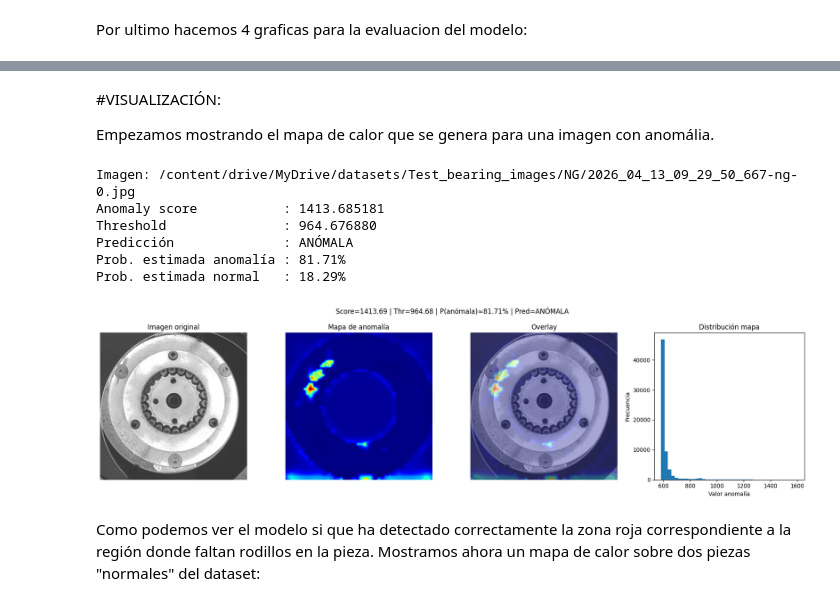
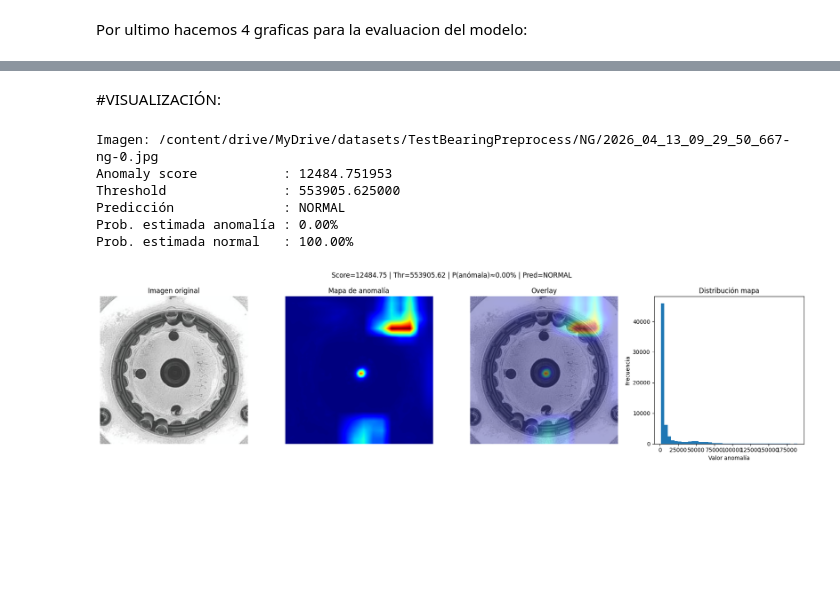
Before and after one commit to nereaalonsomolinero/Bearing_Anomaly_Detection, a Jupyter notebook: main.ipynb, the cells around one changed output, grey strips where cells are left out. Cells and saved outputs as stored; diff of their text form; code cells hidden in the pictures; blank space fills up the shorter version.

```diff
--- a/main.ipynb
+++ b/main.ipynb
@@ -428,7 +459,7 @@ NUM_WORKERS = 2
 # %% [markdown]
 Se empieza cargardo el dataset preprocesado donde  y definimos el entrenamiento del modelo con los parámetros anteriores, se define un Bucle principal de entrenamiento por épocas y finalmente se calcula la pérdida media por época.
 # %%
-dataset = BearingDataset(root_dir=ROOT_DIR, image_size=256)
+dataset = PreprocessedDataset(root_dir=ROOT_DIR)
 
 dataloader = DataLoader(
     dataset,
@@ -439,7 +470,7 @@ dataloader = DataLoader(
 )
 
 #MODELO Y OPTIMIZADOR
-device = torch.device("cuda" if torch.cuda.is_available() else "cpu") #seleccionamos el dispositivo de entrenamiento
+device = torch.device("cuda" if torch.cuda.is_available() else "cpu") #seleccionamos el dispositivo de entrenamientoprint("CUDA disponible:", torch.cuda.is_available())
 if torch.cuda.is_available():
     print("GPU:", torch.cuda.get_device_name(0))
 print("Dispositivo de entrenamiento:", device)
@@ -453,8 +484,8 @@ model = FastFlow(
 optimizer = torch.optim.Adam(
     filter(lambda p: p.requires_grad, model.parameters()),
     lr=LEARNING_RATE,
-    weight_decay=1e-6
-) #se elige Adam como optimizador
+    weight_decay=1e-5
+)
 
 
 #ENTRENAMIENTO
@@ -464,7 +495,7 @@ for epoch in range(EPOCHS):
     model.train()
     epoch_loss = 0.0
 
-    progress_bar = tqdm(dataloader, desc=f"Epoch {epoch+1}/{EPOCHS}")
+    progress_bar = tqdm(dataloader, desc=f"Epoch {epoch}/{EPOCHS}")
 
     for images, paths in progress_bar:
         images = images.to(device, non_blocking=True)
@@ -472,7 +503,7 @@ for epoch in range(EPOCHS):
         optimizer.zero_grad()
         loss = model(images)["loss"]
         loss.backward()
-        torch.nn.utils.clip_grad_norm_(model.parameters(), 1.0)
+        torch.nn.utils.clip_grad_norm_(model.parameters(), max_norm=1.0)
         optimizer.step()
 
         epoch_loss += loss.item()
@@ -660,8 +742,8 @@ with torch.no_grad():
         # mapa de anomalía [B, 1, H, W]
         anomaly_maps = val_model.anomaly_map(images, out_size=(256, 256))
 
-        # score
-        scores = anomaly_maps.flatten(1).topk(100, dim=1).values.mean(dim=1)
+        # score global por imagen = media del mapa
+        scores = anomaly_maps.mean(dim=(1, 2, 3))
 
         all_scores.extend(scores.cpu().numpy().tolist())
         all_labels.extend(labels.numpy().tolist())
@@ -808,28 +924,16 @@ plt.show()
-# %% [markdown]
-#VISUALIZACIÓN:
-
-Empezamos mostrando el mapa de calor que se genera para una imagen con anomália.
+# %% [markdown]
+#VISUALIZACIÓN:
 # %%
 #ruta de la imagen concreta
-IMAGE_PATH = "/content/drive/MyDrive/datasets/Test_bearing_images/NG/2026_04_13_09_29_50_667-ng-0.jpg"
+IMAGE_PATH = "/content/drive/MyDrive/datasets/TestBearingPreprocess/NG/2026_04_13_09_29_50_667-ng-0.jpg"
 
 # Threshold obtenido en validación
 BEST_THRESHOLD = float(best_threshold)
 
-# Temperatura para convertir score EN pseudo-probabilidad
+# Temperatura para convertir score -> pseudo-probabilidad
 SIGMOID_TEMP = 300.0
 
 inference_transform = transforms.Compose([
-    transforms.Lambda(lambda img: img.crop
-    ((285,225,950,900))),
-    transforms.Lambda(
-        lambda img: create_ring_mask(
-            img,
-            inner_radius=185,
-            outer_radius=320
-        )
-    ),
-    transforms.Resize((256, 256)),
     transforms.ToTensor(),
     transforms.Normalize(
         mean=[0.485, 0.456, 0.406],
@@ -841,7 +945,7 @@ inference_transform = transforms.Compose([
 def sigmoid(x):
     return 1.0 / (1.0 + np.exp(-x))
 
-# CARGAMOS IMAGEN
+# CARGAR IMAGEN
 pil_img = Image.open(IMAGE_PATH).convert("RGB")
 orig_w, orig_h = pil_img.size
 
@@ -851,10 +955,10 @@ img_tensor = inference_transform(pil_img).unsqueeze(0).to(device)
 val_model.eval()
 with torch.no_grad():
     anomaly_map = val_model.anomaly_map(img_tensor, out_size=(256, 256))  # [1,1,H,W]
-    anomaly_score = anomaly_map.flatten(1).topk(100, dim=1).values.mean(dim=1).item()
+    anomaly_score = anomaly_map.mean(dim=(1, 2, 3)).item()
 
 # MAPA DE CALOR
-heatmap = anomaly_map.squeeze().cpu().numpy()
+heatmap = anomaly_map.squeeze().detach().cpu().numpy()
 
 # Normalizar para visualización
 heatmap_norm = heatmap - heatmap.min()
@@ -866,7 +970,8 @@ heatmap_color = cv2.applyColorMap(heatmap_uint8, cv2.COLORMAP_JET)
 heatmap_color = cv2.cvtColor(heatmap_color, cv2.COLOR_BGR2RGB)
 
 # Imagen original redimensionada al tamaño del mapa
-orig_np = np.array(pil_img.resize((256, 256)))
+orig_resized = pil_img.resize((256, 256))
+orig_np = np.array(orig_resized)
 
 # Superposición
 overlay = cv2.addWeighted(orig_np, 0.65, heatmap_color, 0.35, 0)
@@ -886,45 +991,43 @@ print(f"Predicción              : {pred_label}")
 print(f"Prob. estimada anomalía : {prob_anomaly*100:.2f}%")
 print(f"Prob. estimada normal   : {prob_normal*100:.2f}%")
 
-# MOSTRAMOS RESULTADOS
+# MOSTRAR RESULTADOS
 plt.figure(figsize=(18, 5))
 
 plt.subplot(1, 4, 1)
 plt.imshow(orig_np)
 plt.title("Imagen original")
 plt.axis("off")
 
 plt.subplot(1, 4, 2)
 plt.imshow(heatmap_norm, cmap="jet")
 plt.title("Mapa de anomalía")
 plt.axis("off")
 
 plt.subplot(1, 4, 3)
 plt.imshow(overlay)
 plt.title("Overlay")
 plt.axis("off")
 
 plt.subplot(1, 4, 4)
 plt.hist(heatmap.flatten(), bins=40)
 plt.title("Distribución mapa")
 plt.xlabel("Valor anomalía")
 plt.ylabel("Frecuencia")
 
 plt.suptitle(
     f"Score={anomaly_score:.2f} | Thr={BEST_THRESHOLD:.2f} | "
     f"P(anómala)≈{prob_anomaly*100:.2f}% | Pred={pred_label}",
     fontsize=12
 )
 
 plt.tight_layout()
 plt.show()
 # %% [output]
-Imagen: /content/drive/MyDrive/datasets/Test_bearing_images/NG/2026_04_13_09_29_50_667-ng-0.jpg
-Anomaly score           : 1413.685181
-Threshold               : 964.676880
-Predicción              : ANÓMALA
-Prob. estimada anomalía : 81.71%
-Prob. estimada normal   : 18.29%
+Imagen: /content/drive/MyDrive/datasets/TestBearingPreprocess/NG/2026_04_13_09_29_50_667-ng-0.jpg
+Anomaly score           : 12484.751953
+Threshold               : 553905.625000
+Predicción              : NORMAL
+Prob. estimada anomalía : 0.00%
+Prob. estimada normal   : 100.00%
-[figure, old version]
+[figure, new version]
-# %% [markdown]
-Como podemos ver el modelo si que ha detectado correctamente la zona roja correspondiente a la región donde faltan rodillos en la pieza. Mostramos ahora un mapa de calor sobre dos piezas "normales" del dataset:
```
Also changed, not shown: parts of 37 cells of this notebook.
